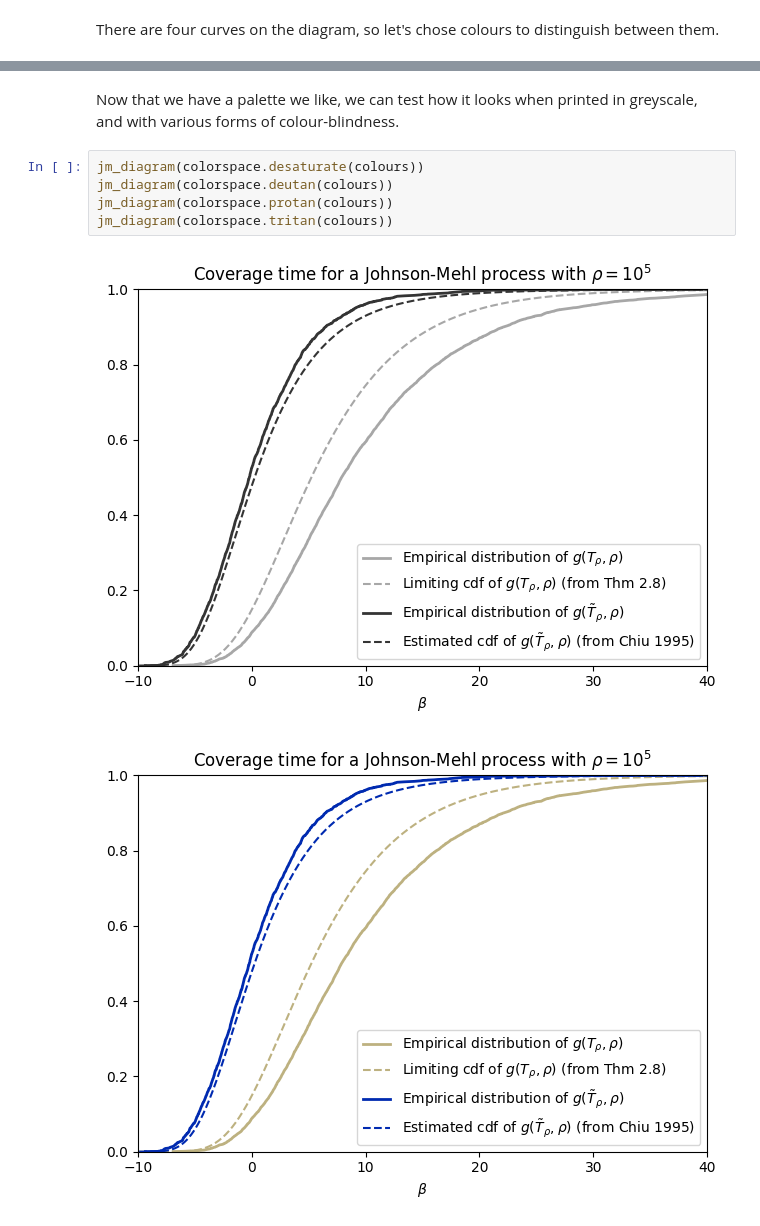
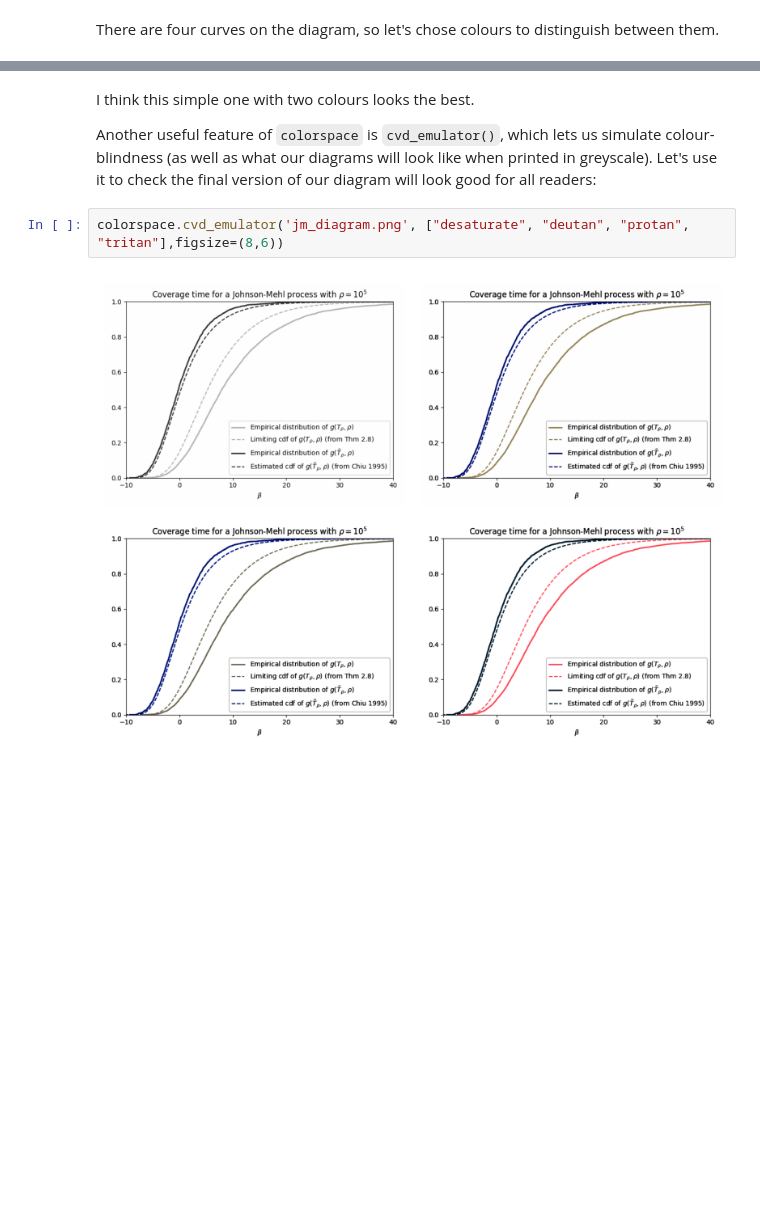
Before and after one commit to frankiehiggs/johnson-mehl, a Jupyter notebook: color-choice.ipynb, the cells around one changed output, grey strips where cells are left out. Saved outputs shown, nothing was run; the diff lists cells and outputs as text; blank space fills up the shorter version.

Commit message:
pdf diagram, and better colour-blindness demo

```diff
--- a/color-choice.ipynb
+++ b/color-choice.ipynb
@@ -82,10 +96,8 @@ jm_diagram(colours, save=True)
 # %% [markdown]
-Now that we have a palette we like, we can test how it looks when printed in greyscale, and with various forms of colour-blindness.
+I think this simple one with two colours looks the best.
+
+Another useful feature of `colorspace` is `cvd_emulator()`, which lets us simulate colour-blindness (as well as what our diagrams will look like when printed in greyscale). Let's use it to check the final version of our diagram will look good for all readers:
 # %%
-jm_diagram(colorspace.desaturate(colours))
-jm_diagram(colorspace.deutan(colours))
-jm_diagram(colorspace.protan(colours))
-jm_diagram(colorspace.tritan(colours))
+colorspace.cvd_emulator('jm_diagram.png', ["desaturate", "deutan", "protan", "tritan"],figsize=(8,6))
 # %% [output]
-[figure, old version]
+[figure, new version]
-[figure, removed]
```
Also changed, not shown: parts of 9 cells of this notebook, 2 other files.
